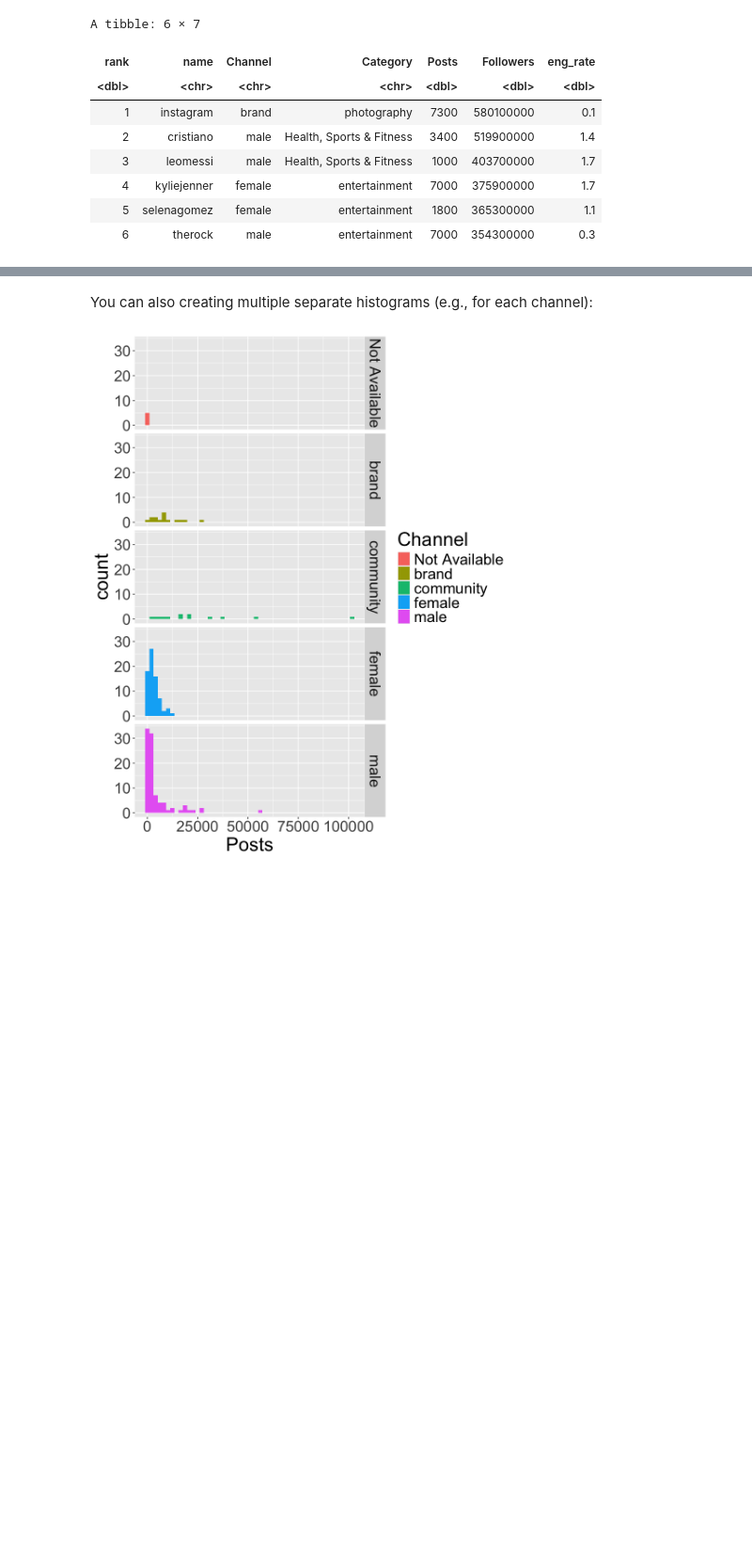
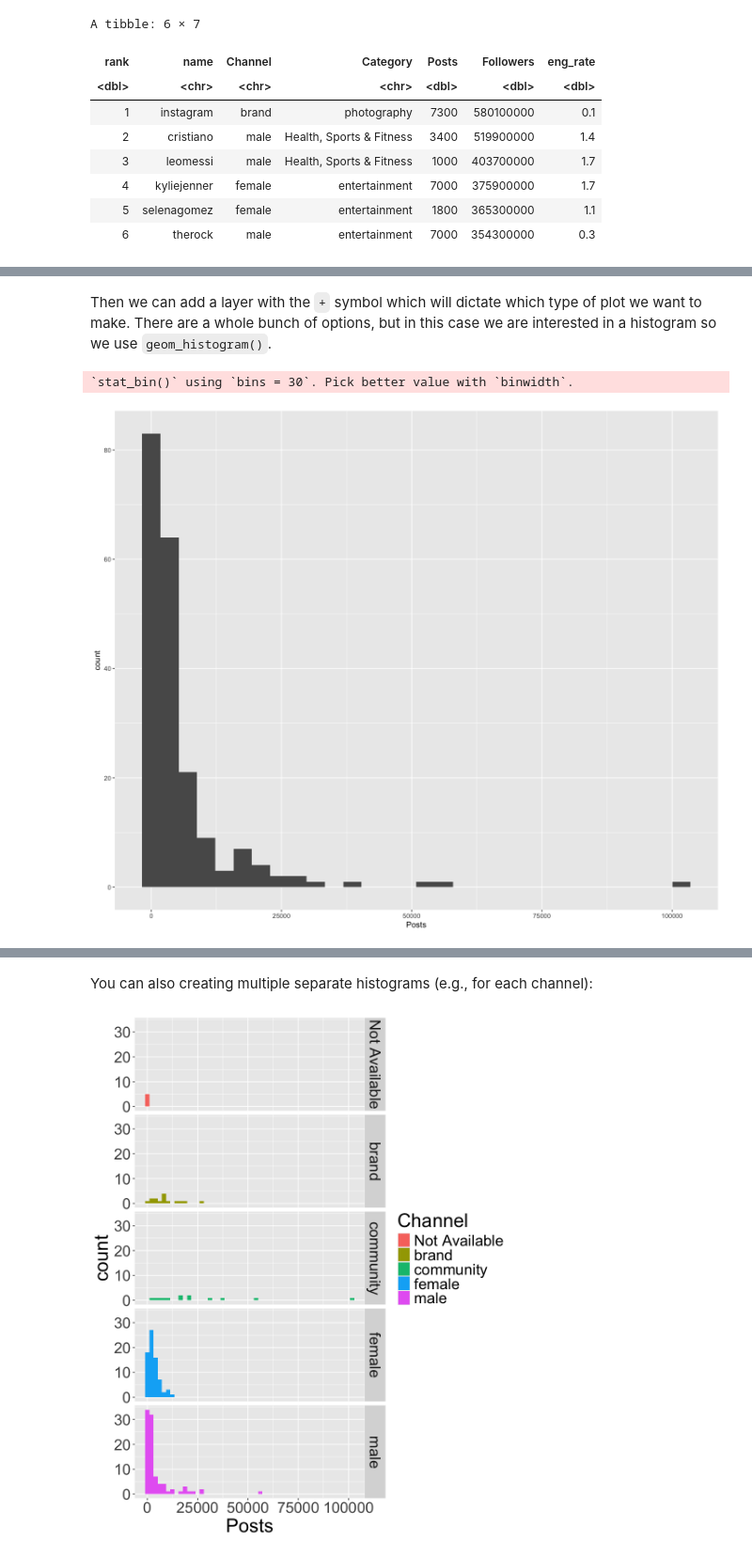
Before and after one commit to katieburak/girls-in-DS, a Jupyter notebook: docs/_sources/notes/day1.ipynb, the cells around one changed output, grey strips where cells are left out. Shown at 94% size. Cells and saved outputs as stored; diff of their text form; code cells hidden in the pictures; blank space fills up the shorter version.

```diff
--- a/docs/_sources/notes/day1.ipynb
+++ b/docs/_sources/notes/day1.ipynb
@@ -890 +895,9 @@ A tibble: 6 × 7
+# %% [markdown]
+Then we can add a layer with the `+` symbol which will dictate which type of plot we want to make. There are a whole bunch of options, but in this case we are interested in a histogram so we use `geom_histogram()`.
+# %%
+ggplot(insta, aes(x = Posts)) +
+    geom_histogram()
+# %% [output]
+`stat_bin()` using `bins = 30`. Pick better value with `binwidth`.
+[figure, added]
 # %%
```
Also changed, not shown: parts of 5 cells of this notebook, 44 other files.
